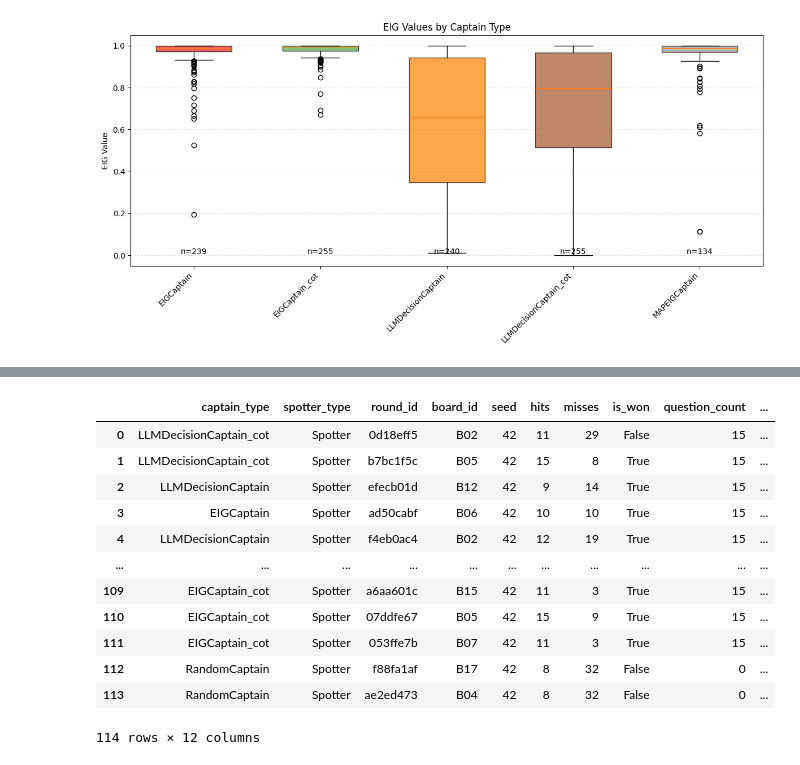
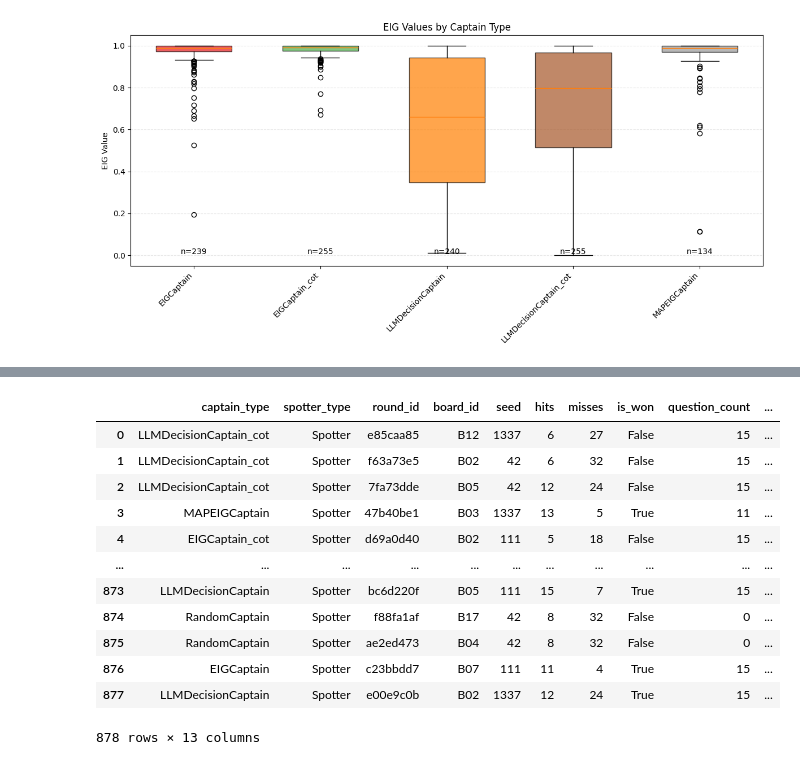
Before and after one commit to gabegrand/battleship, a Jupyter notebook: notebooks/captain_analysis.ipynb, the cells around one changed output, grey strips where cells are left out. Saved outputs shown, nothing was run; the diff lists cells and outputs as text; code cells hidden in the pictures.

```diff
--- a/notebooks/captain_analysis.ipynb
+++ b/notebooks/captain_analysis.ipynb
@@ -302,22 +456,33 @@ plt.show()
 # %%
-from battleship.run_captain_benchmarks import rebuild_captain_summary_from_results
-import pandas as pd
+data_paths = [
+    ("llama_4_scout",'/home/ubuntu/new_battleship/battleship/experiments/collaborative/captain_benchmarks/combined/run_llama_4_scout_combined'),
+    ("4o",'/home/ubuntu/new_battleship/battleship/experiments/collaborative/captain_benchmarks/combined/run_4o'),
+    ("o4-mini",'/home/ubuntu/new_battleship/battleship/experiments/collaborative/captain_benchmarks/combined/run_o4-mini')
+]
 
-summary = rebuild_captain_summary_from_results("/home/ubuntu/new_battleship/battleship/experiments/collaborative/captain_benchmarks/run_for_fun")
+dfs = []
+for name, path in data_paths:
+    df = pd.DataFrame(rebuild_captain_summary_from_results(path))
+    df['llm'] = name
+    dfs.append(df)
 
-summary_df = pd.DataFrame(summary)
+#summary = rebuild_captain_summary_from_results("/home/ubuntu/new_battleship/battleship/experiments/collaborative/captain_benchmarks/combined/run_llama_4_scout_combined")
+#summary = rebuild_captain_summary_from_results("/home/ubuntu/new_battleship/battleship/experiments/collaborative/captain_benchmarks/combined/run_4o")
+#summary = rebuild_captain_summary_from_results("/home/ubuntu/new_battleship/battleship/experiments/collaborative/captain_benchmarks/combined/run_o4-mini")
+
+summary_df = pd.concat(dfs, ignore_index=True)
 summary_df
 # %% [output]
 |  | captain_type | spotter_type | round_id | board_id | seed | hits | misses | is_won | question_count | ... |
-| 0 | LLMDecisionCaptain_cot | Spotter | 0d18eff5 | B02 | 42 | 11 | 29 | False | 15 | ... |
-| 1 | LLMDecisionCaptain_cot | Spotter | b7bc1f5c | B05 | 42 | 15 | 8 | True | 15 | ... |
-| 2 | LLMDecisionCaptain | Spotter | efecb01d | B12 | 42 | 9 | 14 | True | 15 | ... |
-| 3 | EIGCaptain | Spotter | ad50cabf | B06 | 42 | 10 | 10 | True | 15 | ... |
-| 4 | LLMDecisionCaptain | Spotter | f4eb0ac4 | B02 | 42 | 12 | 19 | True | 15 | ... |
+| 0 | LLMDecisionCaptain_cot | Spotter | e85caa85 | B12 | 1337 | 6 | 27 | False | 15 | ... |
+| 1 | LLMDecisionCaptain_cot | Spotter | f63a73e5 | B02 | 42 | 6 | 32 | False | 15 | ... |
+| 2 | LLMDecisionCaptain_cot | Spotter | 7fa73dde | B05 | 42 | 12 | 24 | False | 15 | ... |
+| 3 | MAPEIGCaptain | Spotter | 47b40be1 | B03 | 1337 | 13 | 5 | True | 11 | ... |
+| 4 | EIGCaptain_cot | Spotter | d69a0d40 | B02 | 111 | 5 | 18 | False | 15 | ... |
 | ... | ... | ... | ... | ... | ... | ... | ... | ... | ... | ... |
-| 109 | EIGCaptain_cot | Spotter | a6aa601c | B15 | 42 | 11 | 3 | True | 15 | ... |
-| 110 | EIGCaptain_cot | Spotter | 07ddfe67 | B05 | 42 | 15 | 9 | True | 15 | ... |
-| 111 | EIGCaptain_cot | Spotter | 053ffe7b | B07 | 42 | 11 | 3 | True | 15 | ... |
-| 112 | RandomCaptain | Spotter | f88fa1af | B17 | 42 | 8 | 32 | False | 0 | ... |
-| 113 | RandomCaptain | Spotter | ae2ed473 | B04 | 42 | 8 | 32 | False | 0 | ... |
+| 873 | LLMDecisionCaptain | Spotter | bc6d220f | B05 | 111 | 15 | 7 | True | 15 | ... |
+| 874 | RandomCaptain | Spotter | f88fa1af | B17 | 42 | 8 | 32 | False | 0 | ... |
+| 875 | RandomCaptain | Spotter | ae2ed473 | B04 | 42 | 8 | 32 | False | 0 | ... |
+| 876 | EIGCaptain | Spotter | c23bbdd7 | B07 | 111 | 11 | 4 | True | 15 | ... |
+| 877 | LLMDecisionCaptain | Spotter | e00e9c0b | B02 | 1337 | 12 | 24 | True | 15 | ... |
-114 rows × 12 columns
+878 rows × 13 columns
```
Also changed, not shown: parts of 17 cells of this notebook.
